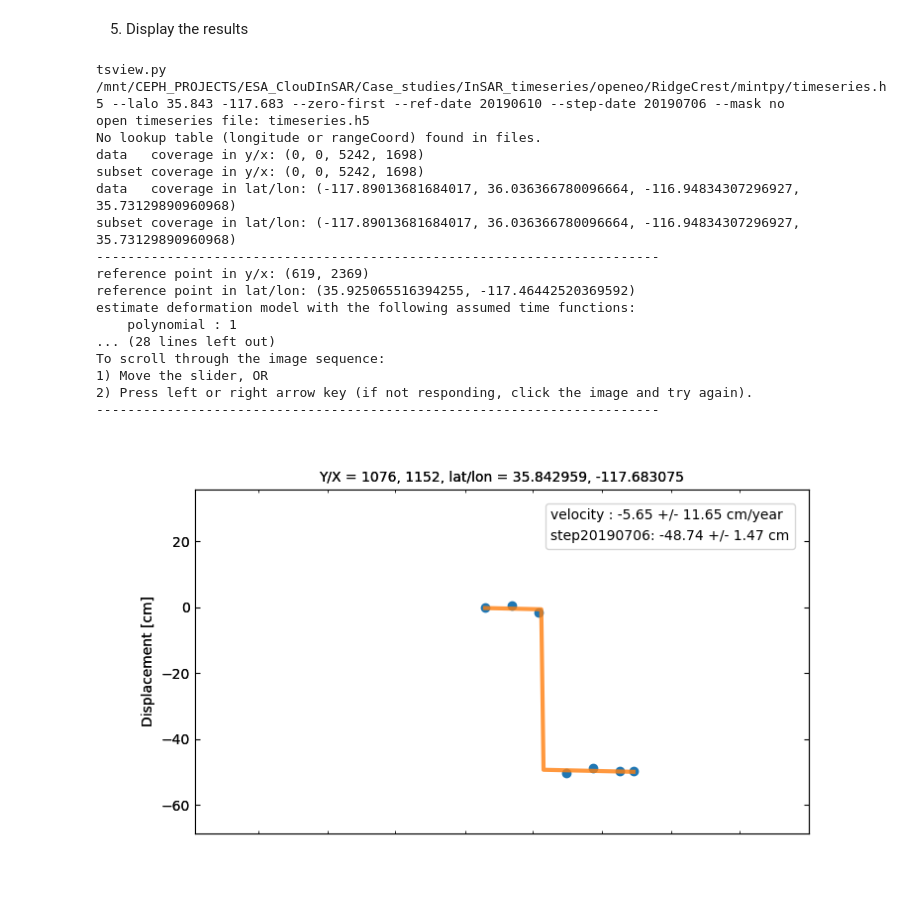
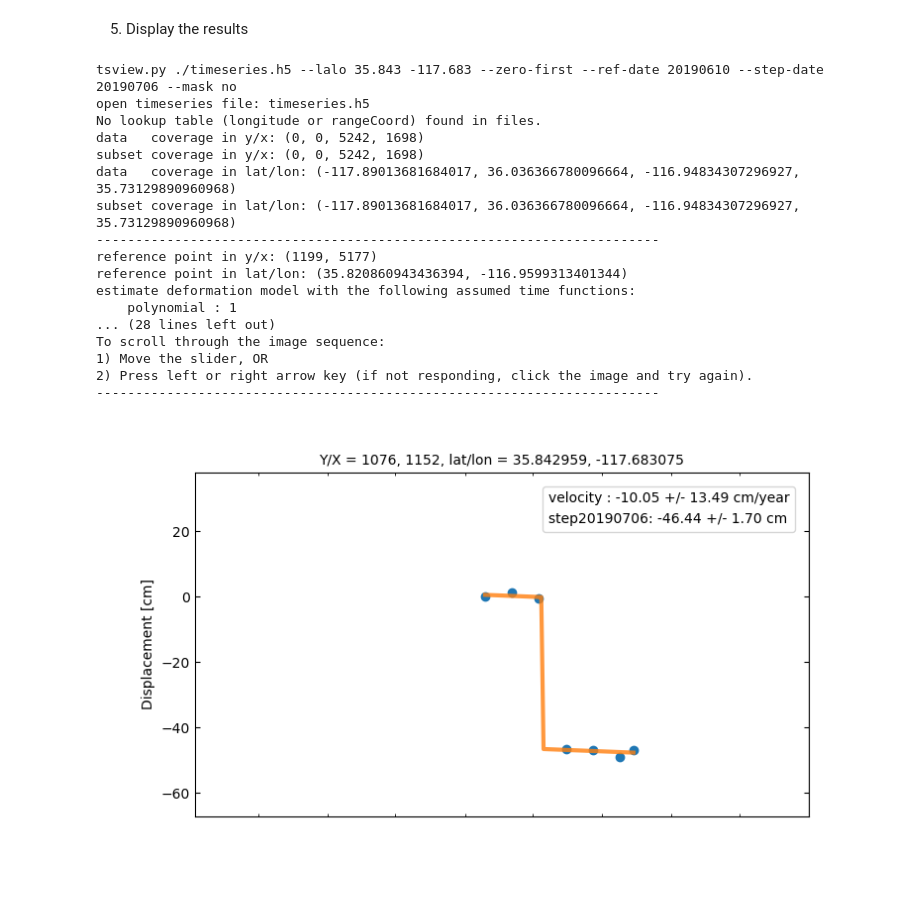
Before and after one commit to cloudinsar/s1-workflows, a Jupyter notebook: examples/InSAR_timeseries_deformation_mapping.ipynb, the cells around one changed output. Saved outputs shown, nothing was run; the diff lists cells and outputs as text; code cells hidden in the pictures.

```diff
--- a/examples/InSAR_timeseries_deformation_mapping.ipynb
+++ b/examples/InSAR_timeseries_deformation_mapping.ipynb
@@ -56,5 +58,6 @@ job
 # %% [markdown]
 Once that the job status is **finished**, we can download the results and proceed with our deformation mapping locally:
+# %%
+output_folder = 'RidgeCrest/'
 # %%
-output_folder = './RidgeCrest/'
 job.get_results().download_files(output_folder)
@@ -153,26 +173,27 @@ os.system(cmd_mintpy)
 # %%
 %matplotlib widget
 from mintpy.cli import tsview
+import os
 
-ts_file = os.path.expanduser('./RidgeCrest/mintpy/timeseries.h5')
+ts_file = os.path.expanduser('./timeseries.h5')
 cmd = f'{ts_file} --lalo 35.843 -117.683 --zero-first --ref-date 20190610 --step-date 20190706 --mask no'
 tsview.main(cmd.split())
 # %% [output]
-tsview.py /mnt/CEPH_PROJECTS/ESA_ClouDInSAR/Case_studies/InSAR_timeseries/openeo/RidgeCrest/mintpy/timeseries.h5 --lalo 35.843 -117.683 --zero-first --ref-date 20190610 --step-date 20190706 --mask no
+tsview.py ./timeseries.h5 --lalo 35.843 -117.683 --zero-first --ref-date 20190610 --step-date 20190706 --mask no
 open timeseries file: timeseries.h5
 No lookup table (longitude or rangeCoord) found in files.
 data   coverage in y/x: (0, 0, 5242, 1698)
 subset coverage in y/x: (0, 0, 5242, 1698)
 data   coverage in lat/lon: (-117.89013681684017, 36.036366780096664, -116.94834307296927, 35.73129890960968)
 subset coverage in lat/lon: (-117.89013681684017, 36.036366780096664, -116.94834307296927, 35.73129890960968)
 ------------------------------------------------------------------------
-reference point in y/x: (619, 2369)
-reference point in lat/lon: (35.925065516394255, -117.46442520369592)
+reference point in y/x: (1199, 5177)
+reference point in lat/lon: (35.820860943436394, -116.9599313401344)
 estimate deformation model with the following assumed time functions:
     polynomial : 1
 ... (28 lines left out)
 To scroll through the image sequence:
 1) Move the slider, OR
 2) Press left or right arrow key (if not responding, click the image and try again).
 ------------------------------------------------------------------------
-[figure, old version]
+[figure, new version]
```
Also changed, not shown: parts of 6 cells of this notebook, 1 other file.
